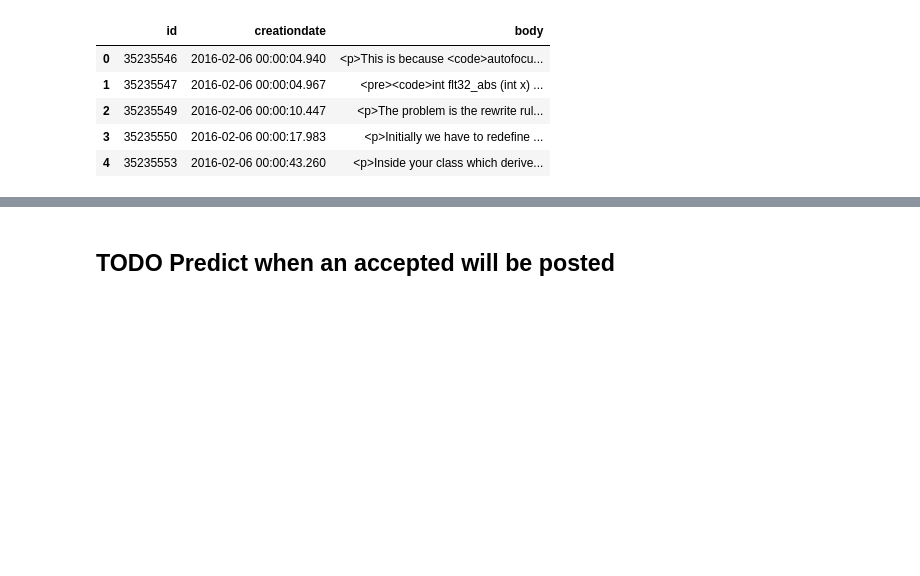
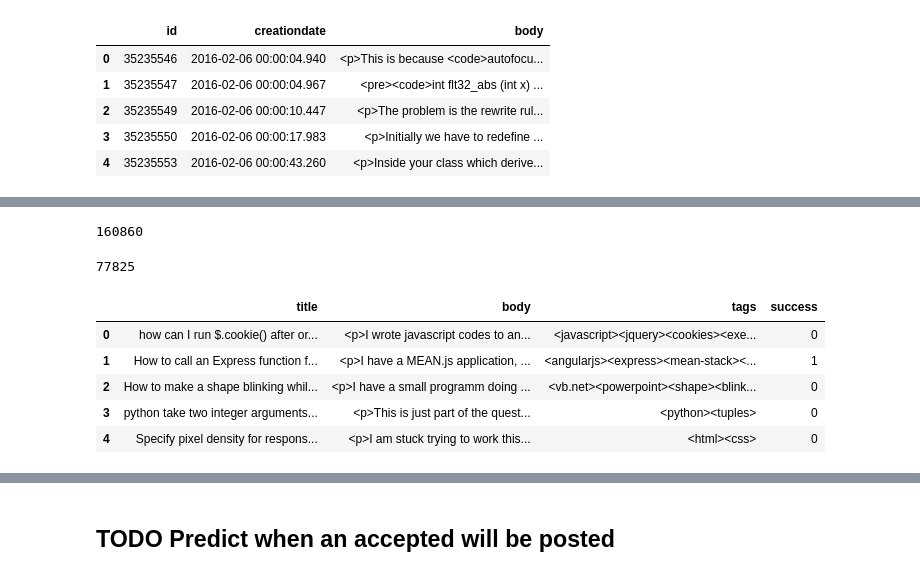
Before and after one commit to EricTing/WhenStackStopsOverFlow, a Jupyter notebook: Feature Engineering.ipynb, the cells around one changed output, grey strips where cells are left out. Cells and saved outputs as stored; diff of their text form; code cells hidden in the pictures; blank space fills up the shorter version.

```diff
--- a/Feature Engineering.ipynb
+++ b/Feature Engineering.ipynb
@@ -153,0 +173,11 @@ q_a.head()
+# %%
+failed_q_ids = questions[questions.acceptedanswerid.isnull()]['id'].append(too_late_answer_question_ids)
+# %%
+failed_q_ids.shape[0]
+# %% [output]
+160860
+# %%
+successful_q_ids = q_a[q_a.ElapsedTime <= 20160]['id_x']
+successful_q_ids.shape[0]
+# %% [output]
+77825
@@ -153,0 +186,13 @@ q_a.head()
+# %%
+questions['success'] = questions['id'].isin(successful_q_ids).apply(lambda b: 1 if b else 0)
+# %%
+cls_df = questions[['title', 'body', 'tags', 'success']]
+# %%
+cls_df.head()
+# %% [output]
+|  | title | body | tags | success |
+| 0 | how can I run $.cookie() after or... | <p>I wrote javascript codes to an... | <javascript><jquery><cookies><exe... | 0 |
+| 1 | How to call an Express function f... | <p>I have a MEAN.js application, ... | <angularjs><express><mean-stack><... | 1 |
+| 2 | How to make a shape blinking whil... | <p>I have a small programm doing ... | <vb.net><powerpoint><shape><blink... | 0 |
+| 3 | python take two integer arguments... | <p>This is just part of the quest... | <python><tuples> | 0 |
+| 4 | Specify pixel density for respons... | <p>I am stuck trying to work this... | <html><css> | 0 |
```
Also changed, not shown: parts of 17 cells of this notebook.
